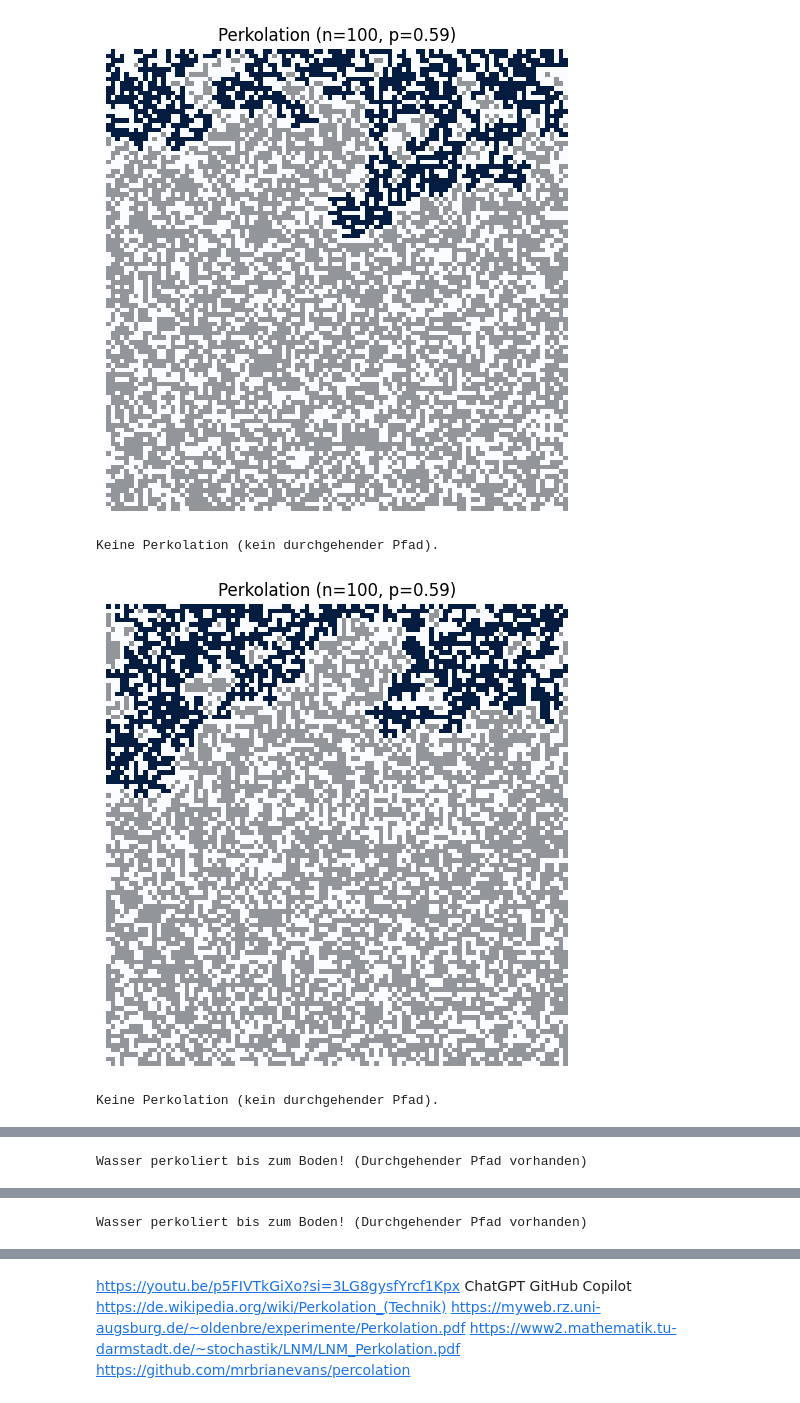
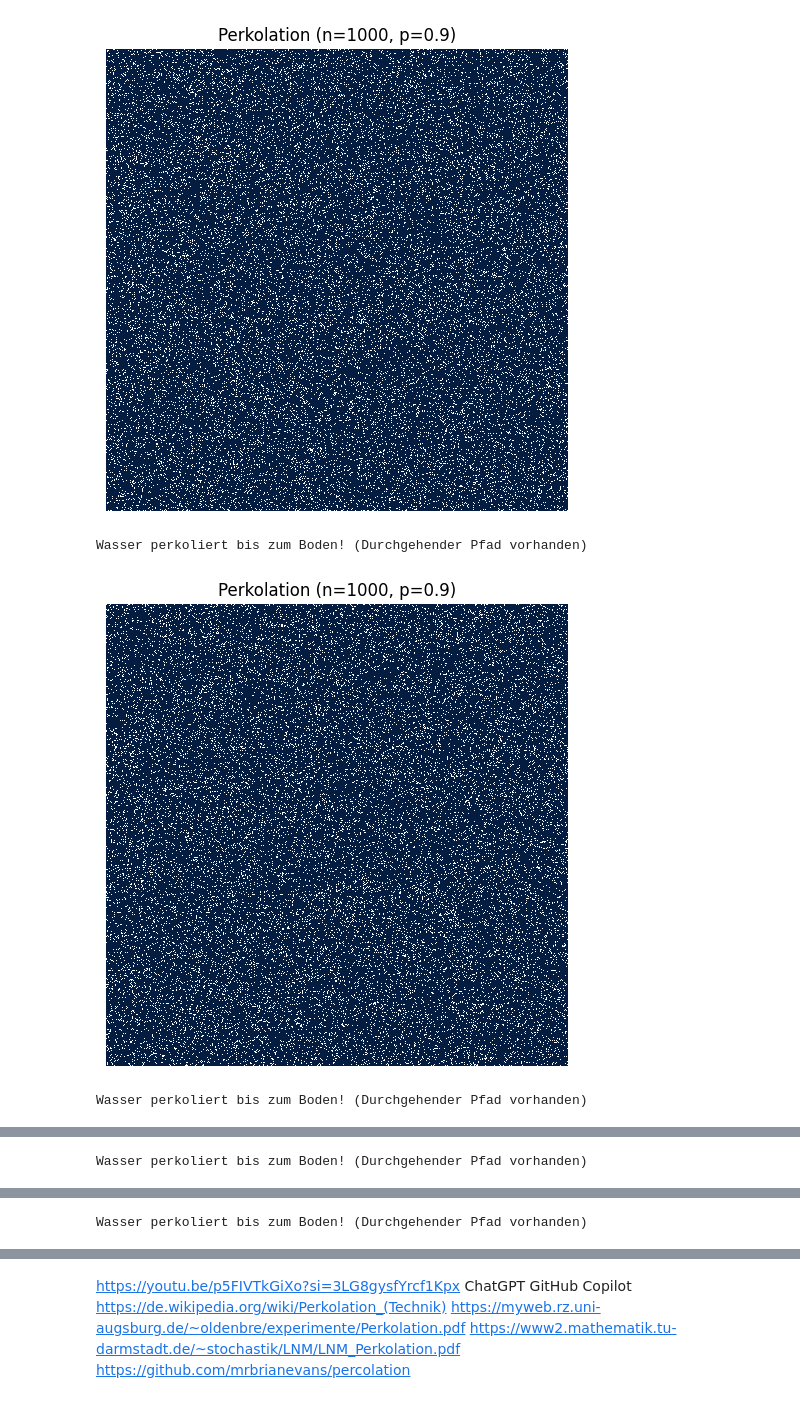
Before and after one commit to Lukas-hgs/TG12-3, a Jupyter notebook: Seminarkurs/Seminar_Arbeit.ipynb, the cells around one changed output, grey strips where cells are left out. Cells and saved outputs as stored; diff of their text form; code cells hidden in the pictures.

```diff
--- a/Seminarkurs/Seminar_Arbeit.ipynb
+++ b/Seminarkurs/Seminar_Arbeit.ipynb
@@ -34,36 +34,36 @@ for i in range(10):
 
                 # Check boundaries
                 if 0 <= nx < n and 0 <= ny < n:
                     if grid[nx, ny] and not wet[nx, ny]:
                         wet[nx, ny] = True
                         queue.append((nx, ny))
 
         return grid, wet
 
 
     # --- Simulation starten ---
-    n = 100   # Filtergröße
-    p = 0.59  # Offenheits-Wahrscheinlichkeit (Perkolationsschwelle ≈ 0.59 beim 2D-Gitter)
+    n = 1000   # Filtergröße
+    p = 0.90  # Offenheits-Wahrscheinlichkeit (Perkolationsschwelle ≈ 0.59 beim 2D-Gitter)
 
     grid, wet = simulation_perkolation(n, p)
 
 
 
     # --- Visualisieren ---
     plt.figure(figsize=(6,6))
     plt.imshow(grid, cmap="Greys", interpolation="nearest")
     plt.imshow(wet, cmap="Blues", alpha=0.6, interpolation="nearest")
     plt.title(f"Perkolation (n={n}, p={p})")
     plt.axis("off")
     plt.show()
 
     # --- Prüfen, ob Wasser unten angekommen ist ---
     if wet[-1].any():
         print("Wasser perkoliert bis zum Boden! (Durchgehender Pfad vorhanden)")
     else:
         print("Keine Perkolation (kein durchgehender Pfad).")
 # %% [output]
-[figure, old version]
+[figure, new version]
-Keine Perkolation (kein durchgehender Pfad).
+Wasser perkoliert bis zum Boden! (Durchgehender Pfad vorhanden)
-[figure, old version]
+[figure, new version]
-Keine Perkolation (kein durchgehender Pfad).
+Wasser perkoliert bis zum Boden! (Durchgehender Pfad vorhanden)
```
Also changed, not shown: parts of 2 cells of this notebook, 1 other file.
